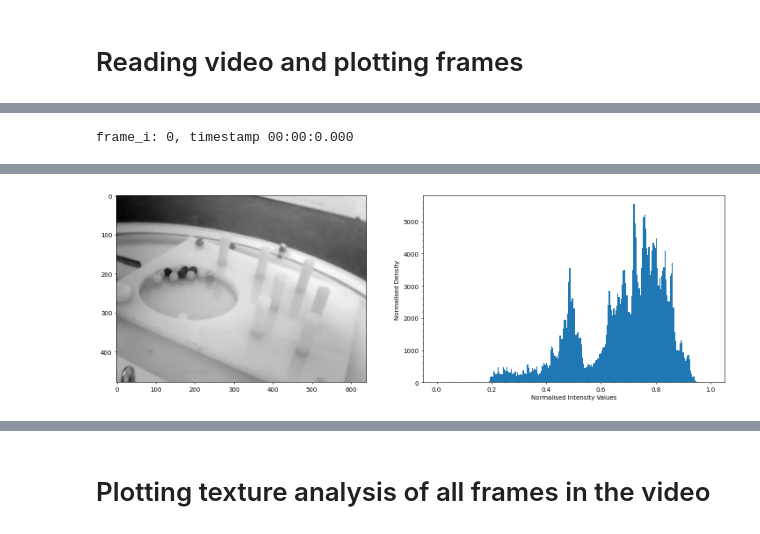
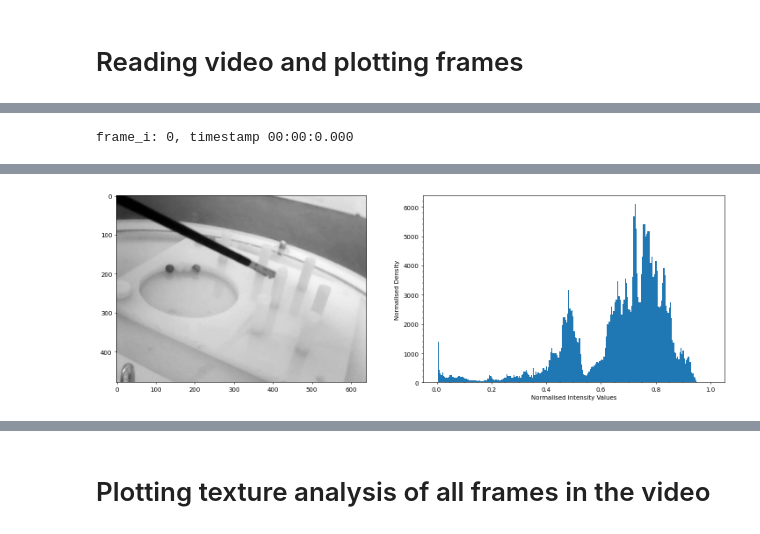
Before and after one commit to mxochicale/sentient, a Jupyter notebook: scripts/data_analysis/analysis_of_data_from_multiple-files.ipynb, the cells around one changed output, grey strips where cells are left out. Cells and saved outputs as stored; diff of their text form; code cells hidden in the pictures.

```diff
--- a/scripts/data_analysis/analysis_of_data_from_multiple-files.ipynb
+++ b/scripts/data_analysis/analysis_of_data_from_multiple-files.ipynb
@@ -249,14 +85,21 @@ def video_to_tensor(FULL_PATH_AND_AVI_FILE, start_frame_number, end_frame_number
 # %% [markdown]
 # Reading video and plotting frames
 # %%
+FULL_PATH_AND_AVI_FILE = os.path.join(FULL_REPO_DATA_PATH, 'participant01/participant01-test04.avi')
+FULL_PATH_AND_CSV_FILE = os.path.join(FULL_REPO_DATA_PATH, 'participant01/participant01-test04.avi.csv')
+
+
 
 start_frame_number = 000
 end_frame_number = 900
 total_number_of_frames = end_frame_number - start_frame_number
-FULL_PATH_AND_AVI_FILE = os.path.join(FULL_REPO_DATA_PATH, 'participant01/participant01-test01.avi')
 
 
 video, frames_timestam = video_to_tensor(FULL_PATH_AND_AVI_FILE, start_frame_number, end_frame_number)
-print(video.shape)
+
+num_frames, height, width = video.shape
+print(f'num_frames: {num_frames}')
+print(f'height: {height}')
+print(f'width: {width}')
 # %% [output]
   VIDEO_FEATURES
@@ -270,69 +115,5 @@ print(video.shape)
 # %%
-def display_us_hist(im):
-    im=video[frame_i]
-    fig = plt.figure(dpi=50, figsize=(15, 5))
-
-
-    ax0 = fig.add_subplot(1, 2, 1)
-    ax0.imshow(im, cmap='gray')
-
-
-    ax1 = fig.add_subplot(1, 2, 2)
-
-    #im = np.ravel(im)
-    #im = im[np.nonzero(im)]  # Ignore the background
-    #im = im / (2**16 - 1)  # Normalize
-    #ax1.hist(im, bins=10)
-    #https://matplotlib.org/stable/gallery/specialty_plots/
-           #mri_with_eeg.html#sphx-glr-gallery-specialty-plots-mri-with-eeg-py
-
-    im = np.ravel(im)/256 # Normalize
-    im = im[np.nonzero(im)]  # Ignore the background
-    ax1.hist(im, bins=256, range=(0.0, 1.0))
-    #https://matplotlib.org/stable/tutorials/introductory/images.html#sphx-glr-tutorials-introductory-images-py
-
-    ax1.minorticks_on()
-    ax1.set_xlabel('Normalised Intensity Values')
-    ax1.set_ylabel('Normalised Density')
-
-    plt.tight_layout()
-    plt.show()
-
-
-texture_analysis_array = []
-for frame_i in range(len(video)):
-
-    # Compute Grey-Level-Co-occurrence Matrix
-    R=GLCMs(video[frame_i])
-
-    # Calculating texture property Contrast
-    con = Contrast(R)
-
-    # Calculating texture property Correlation
-    cor = Correlation(R)
-
-    # Calculating texture property Dissimilarity
-    dis = Dissimilarity(R)
-
-    # Calculating texture property Energy
-    en = Energy(R)
-
-    # Calculating texture property Homogeneity
-    homo = Homogeneity(R)
-
-    # Calculating texture property ASM
-    asm = ASM(R)
-
-    texture_analysis_array.append([con,cor,dis,en,homo,asm])
-    #print(con,cor,dis,en,homo, asm)
-
-    if frame_i % 250 == 0:
-        print(f'frame_i: {frame_i}, timestamp {frames_timestam[frame_i]}')
-        display_us_hist(frame_i)
-
-
-    #plt.savefig('filename'+str(frame_i)+'.png', dpi=300)
-
-# print(texture_analysis_array)
+display_factor = 400
+texture_analysis_array = compute_texture_array_and_plot(video, frames_timestam, display_factor)
 # %% [output]
 frame_i: 0, timestamp 00:00:0.000
@@ -343 +124 @@ frame_i: 500, timestamp 00:04:166.667
-[figure, old version]
+[figure, new version]
```
Also changed, not shown: parts of 11 cells of this notebook, 4 other files.
